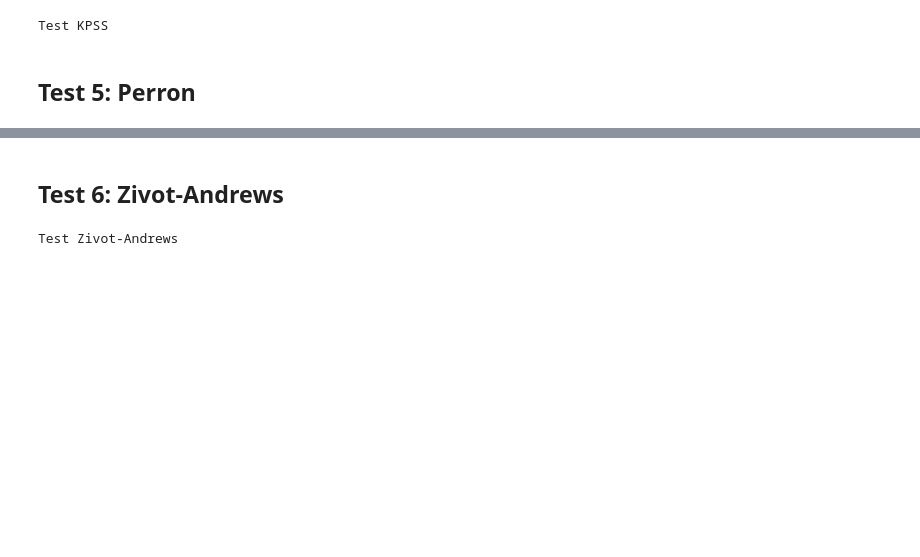
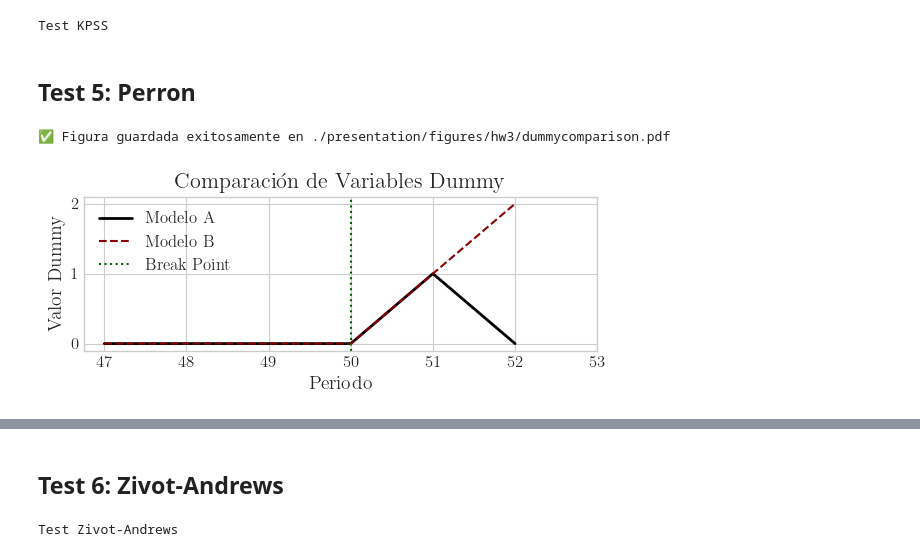
Before and after one commit to ensta630team/Homeworks, a Jupyter notebook: presentation/notebooks/hw_3/testing.ipynb, the cells around one changed output, grey strips where cells are left out. Drawn from its saved outputs; the diff is of its cells as text; code cells hidden in the pictures; blank space fills up the shorter version.

```diff
--- a/presentation/notebooks/hw_3/testing.ipynb
+++ b/presentation/notebooks/hw_3/testing.ipynb
@@ -81,3 +83,13 @@ metrics = testmodule.test_kpss(dataset['stationary'])
 Test KPSS
 # %% [markdown]
 ## Test 5: Perron
+# %%
+from source.fit.inference.perron import _create_base_regression_df
+input_matrix = _create_base_regression_df(dataset['break'], break_point=50)
+
+fig, axes = plt.subplots(1, 1, figsize=(6, 2.5), dpi=100)
+fig, axes = plot_utils.plot_dummy_comparison(input_matrix, break_point=50, window=3, fig=fig, ax=axes)
+save_figure(fig, './presentation/figures/hw3/dummycomparison.pdf')
+# %% [output]
+✅ Figura guardada exitosamente en ./presentation/figures/hw3/dummycomparison.pdf
+[figure, added]
```
Also changed, not shown: parts of 5 cells of this notebook, 9 other files.
